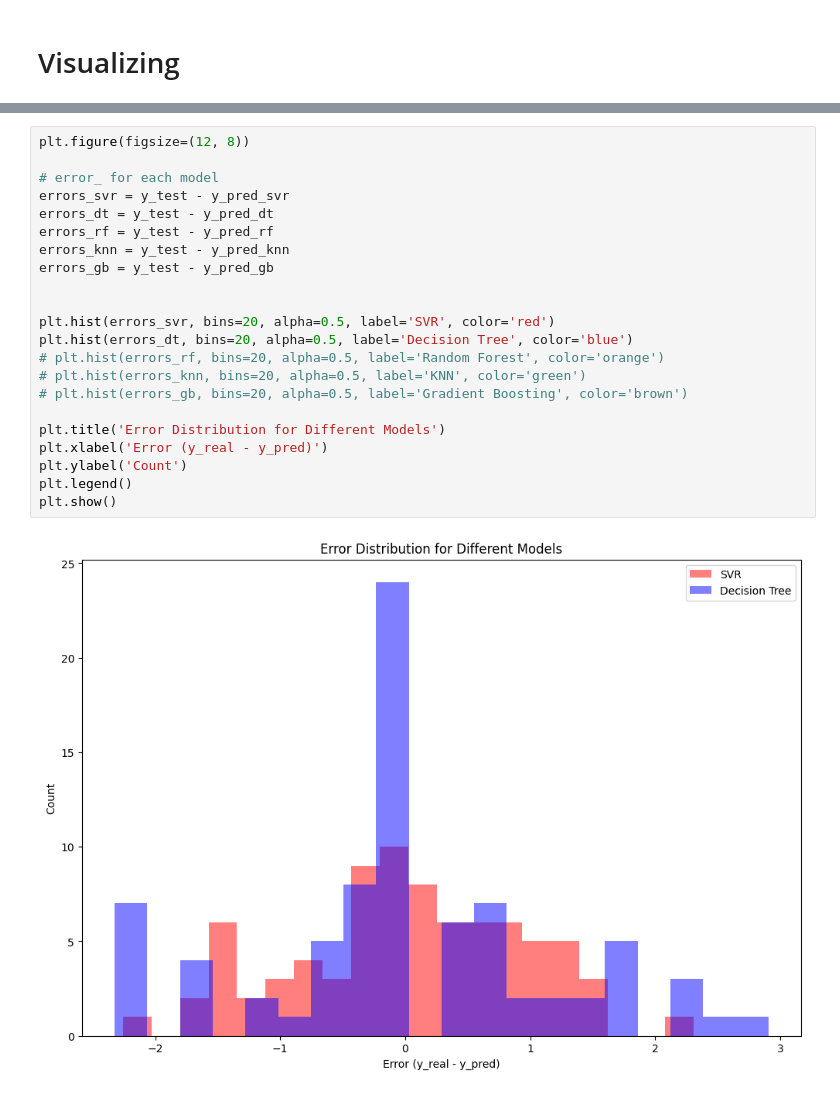
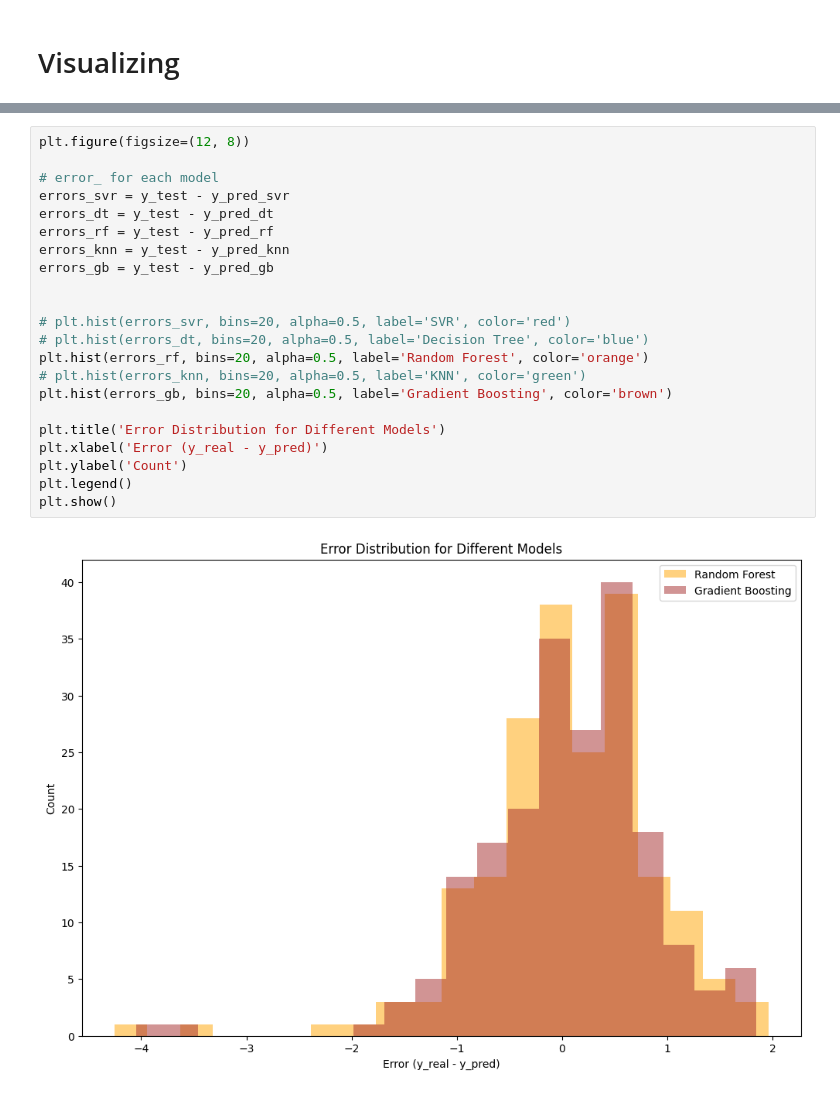
Before and after one commit to juliaddd/RatingPrediction_Project, a Jupyter notebook: anime_rating.ipynb, the cells around one changed output, grey strips where cells are left out. Cells and saved outputs as stored; diff of their text form.

```diff
--- a/anime_rating.ipynb
+++ b/anime_rating.ipynb
@@ -367,27 +399,27 @@ plt.show()
 # %%
 plt.figure(figsize=(12, 8))
 
 # error_ for each model
 errors_svr = y_test - y_pred_svr
 errors_dt = y_test - y_pred_dt
 errors_rf = y_test - y_pred_rf
 errors_knn = y_test - y_pred_knn
 errors_gb = y_test - y_pred_gb
 
 
-plt.hist(errors_svr, bins=20, alpha=0.5, label='SVR', color='red')
-plt.hist(errors_dt, bins=20, alpha=0.5, label='Decision Tree', color='blue')
-# plt.hist(errors_rf, bins=20, alpha=0.5, label='Random Forest', color='orange')
+# plt.hist(errors_svr, bins=20, alpha=0.5, label='SVR', color='red')
+# plt.hist(errors_dt, bins=20, alpha=0.5, label='Decision Tree', color='blue')
+plt.hist(errors_rf, bins=20, alpha=0.5, label='Random Forest', color='orange')
 # plt.hist(errors_knn, bins=20, alpha=0.5, label='KNN', color='green')
-# plt.hist(errors_gb, bins=20, alpha=0.5, label='Gradient Boosting', color='brown')
+plt.hist(errors_gb, bins=20, alpha=0.5, label='Gradient Boosting', color='brown')
 
 plt.title('Error Distribution for Different Models')
 plt.xlabel('Error (y_real - y_pred)')
 plt.ylabel('Count')
 plt.legend()
 plt.show()
 # %% [output]
-[figure, old version]
+[figure, new version]
 # %%
 plt.figure(figsize=(12, 8))
 
```
Also changed, not shown: parts of 16 cells of this notebook, 6 other files.
